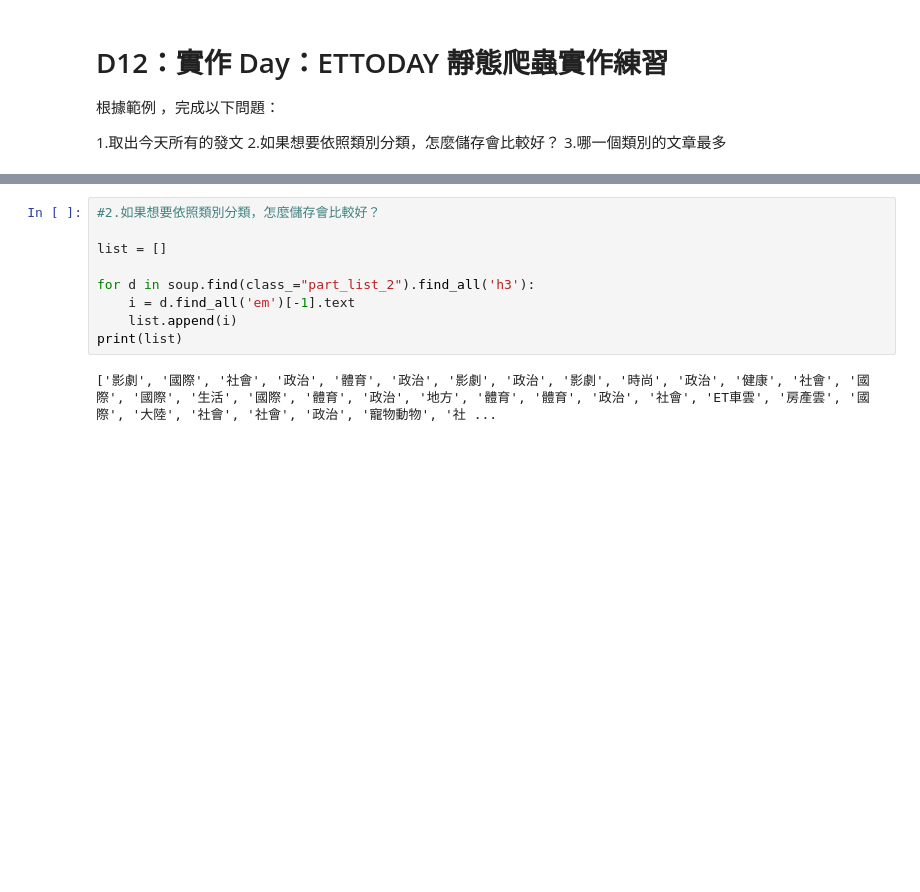
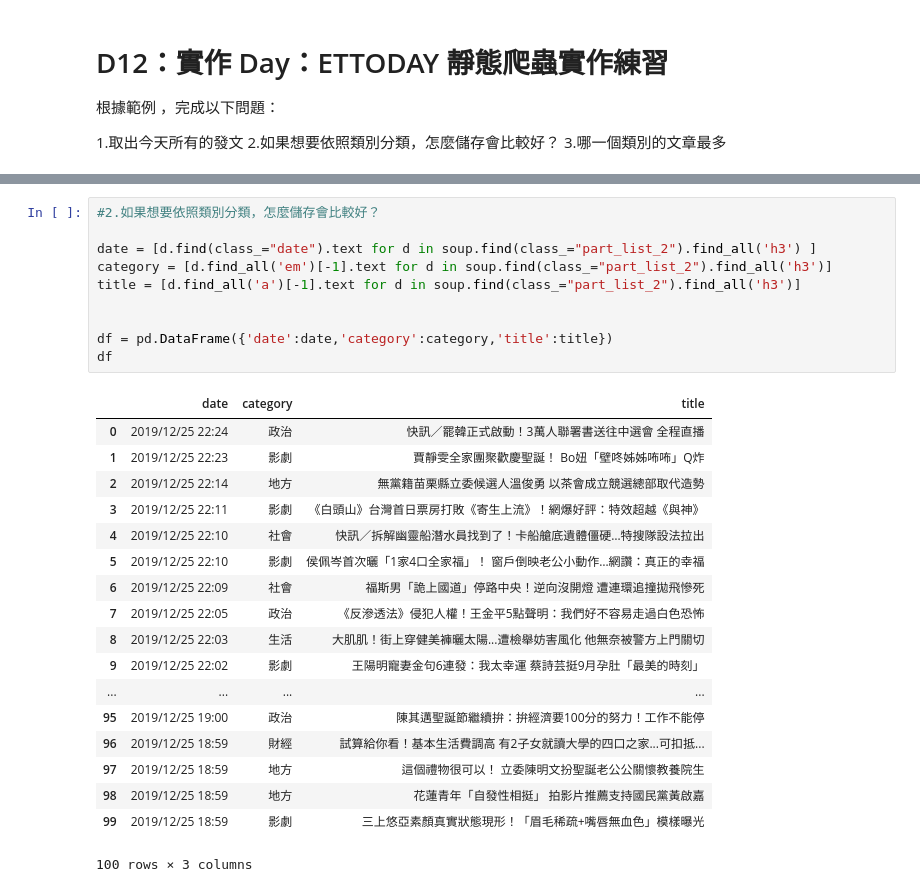
Before and after one commit to e19931107/1st-PyCrawlerMarathon, a Jupyter notebook: Homework/Day012_HW.ipynb, the cells around one changed output, grey strips where cells are left out. Saved outputs shown, nothing was run; the diff lists cells and outputs as text; blank space fills up the shorter version.

```diff
--- a/Homework/Day012_HW.ipynb
+++ b/Homework/Day012_HW.ipynb
@@ -39,14 +41,32 @@ for d in soup.find(class_="part_list_2").find_all('h3'):
-# %%
-#2.如果想要依照類別分類，怎麼儲存會比較好？
-
-list = []
-
-for d in soup.find(class_="part_list_2").find_all('h3'):
-    i = d.find_all('em')[-1].text
-    list.append(i)
-print(list)
-# %% [output]
-['影劇', '國際', '社會', '政治', '體育', '政治', '影劇', '政治', '影劇', '時尚', '政治', '健康', '社會', '國際', '國際', '生活', '國際', '體育', '政治', '地方', '體育', '體育', '政治', '社會', 'ET車雲', '房產雲', '國際', '大陸', '社會', '社會', '政治', '寵物動物', '社 ...
+# %%
+#2.如果想要依照類別分類，怎麼儲存會比較好？
+
+date = [d.find(class_="date").text for d in soup.find(class_="part_list_2").find_all('h3') ]
+category = [d.find_all('em')[-1].text for d in soup.find(class_="part_list_2").find_all('h3')]
+title = [d.find_all('a')[-1].text for d in soup.find(class_="part_list_2").find_all('h3')]
+
+
+df = pd.DataFrame({'date':date,'category':category,'title':title})
+df
+# %% [output]
+|  | date | category | title |
+| 0 | 2019/12/25 22:24 | 政治 | 快訊／罷韓正式啟動！3萬人聯署書送往中選會 全程直播 |
+| 1 | 2019/12/25 22:23 | 影劇 | 賈靜雯全家團聚歡慶聖誕！ Bo妞「壁咚姊姊咘咘」Q炸 |
+| 2 | 2019/12/25 22:14 | 地方 | 無黨籍苗栗縣立委候選人溫俊勇 以茶會成立競選總部取代造勢 |
+| 3 | 2019/12/25 22:11 | 影劇 | 《白頭山》台灣首日票房打敗《寄生上流》！網爆好評：特效超越《與神》 |
+| 4 | 2019/12/25 22:10 | 社會 | 快訊／拆解幽靈船潛水員找到了！卡船艙底遺體僵硬…特搜隊設法拉出 |
+| 5 | 2019/12/25 22:10 | 影劇 | 侯佩岑首次曬「1家4口全家福」！ 窗戶倒映老公小動作…網讚：真正的幸福 |
+| 6 | 2019/12/25 22:09 | 社會 | 福斯男「詭上國道」停路中央！逆向沒開燈 遭連環追撞拋飛慘死 |
+| 7 | 2019/12/25 22:05 | 政治 | 《反滲透法》侵犯人權！王金平5點聲明：我們好不容易走過白色恐怖 |
+| 8 | 2019/12/25 22:03 | 生活 | 大肌肌！街上穿健美褲曬太陽...遭檢舉妨害風化 他無奈被警方上門關切 |
+| 9 | 2019/12/25 22:02 | 影劇 | 王陽明寵妻金句6連發：我太幸運 蔡詩芸挺9月孕肚「最美的時刻」 |
+| ... | ... | ... | ... |
+| 95 | 2019/12/25 19:00 | 政治 | 陳其邁聖誕節繼續拚：拚經濟要100分的努力！工作不能停 |
+| 96 | 2019/12/25 18:59 | 財經 | 試算給你看！基本生活費調高 有2子女就讀大學的四口之家...可扣抵... |
+| 97 | 2019/12/25 18:59 | 地方 | 這個禮物很可以！ 立委陳明文扮聖誕老公公關懷教養院生 |
+| 98 | 2019/12/25 18:59 | 地方 | 花蓮青年「自發性相挺」 拍影片推薦支持國民黨黃啟嘉 |
+| 99 | 2019/12/25 18:59 | 影劇 | 三上悠亞素顏真實狀態現形！「眉毛稀疏+嘴唇無血色」模樣曝光 |
+100 rows × 3 columns
 # %%
 # 3.哪一個類別的文章最多
 
```
Also changed, not shown: parts of 3 cells of this notebook, 1 other file.
